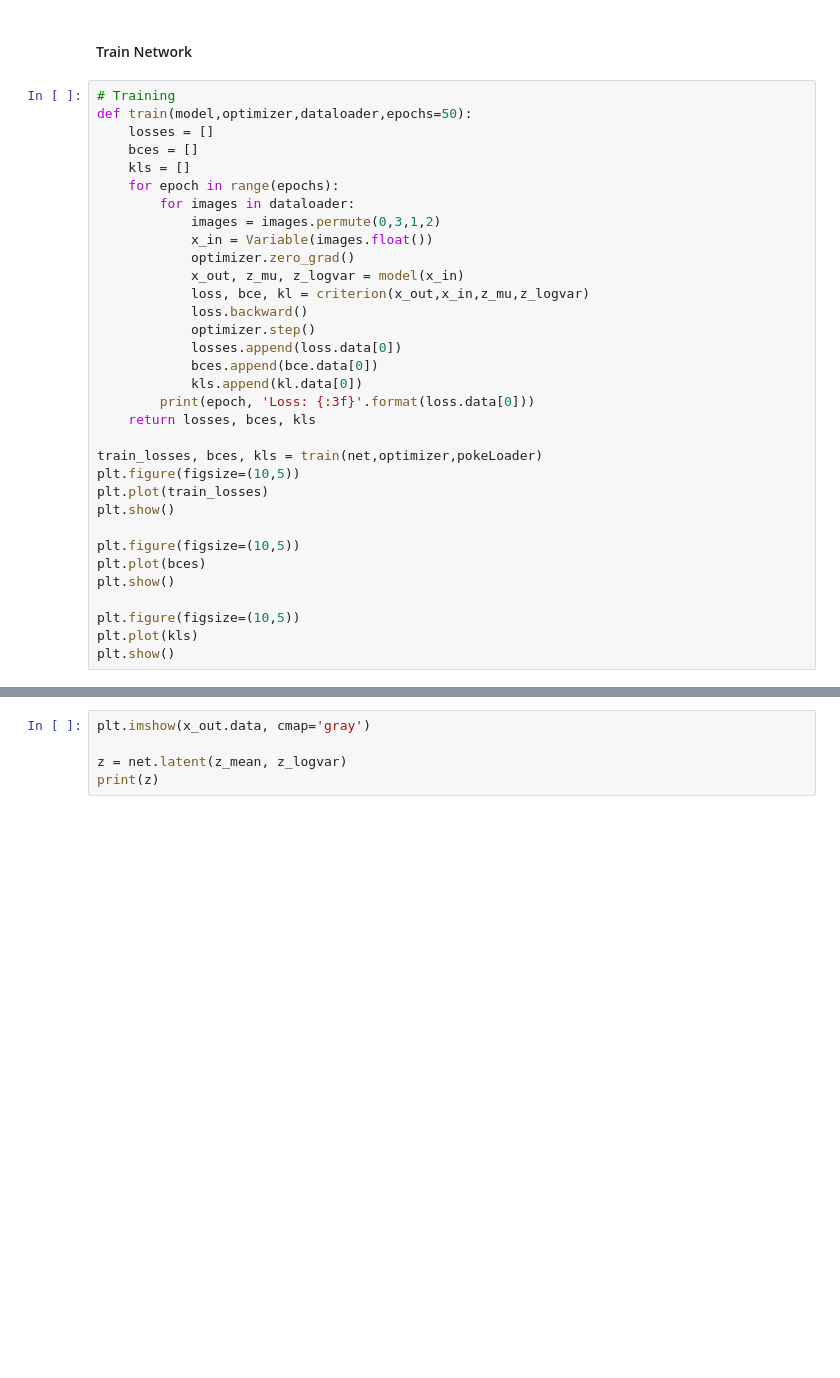
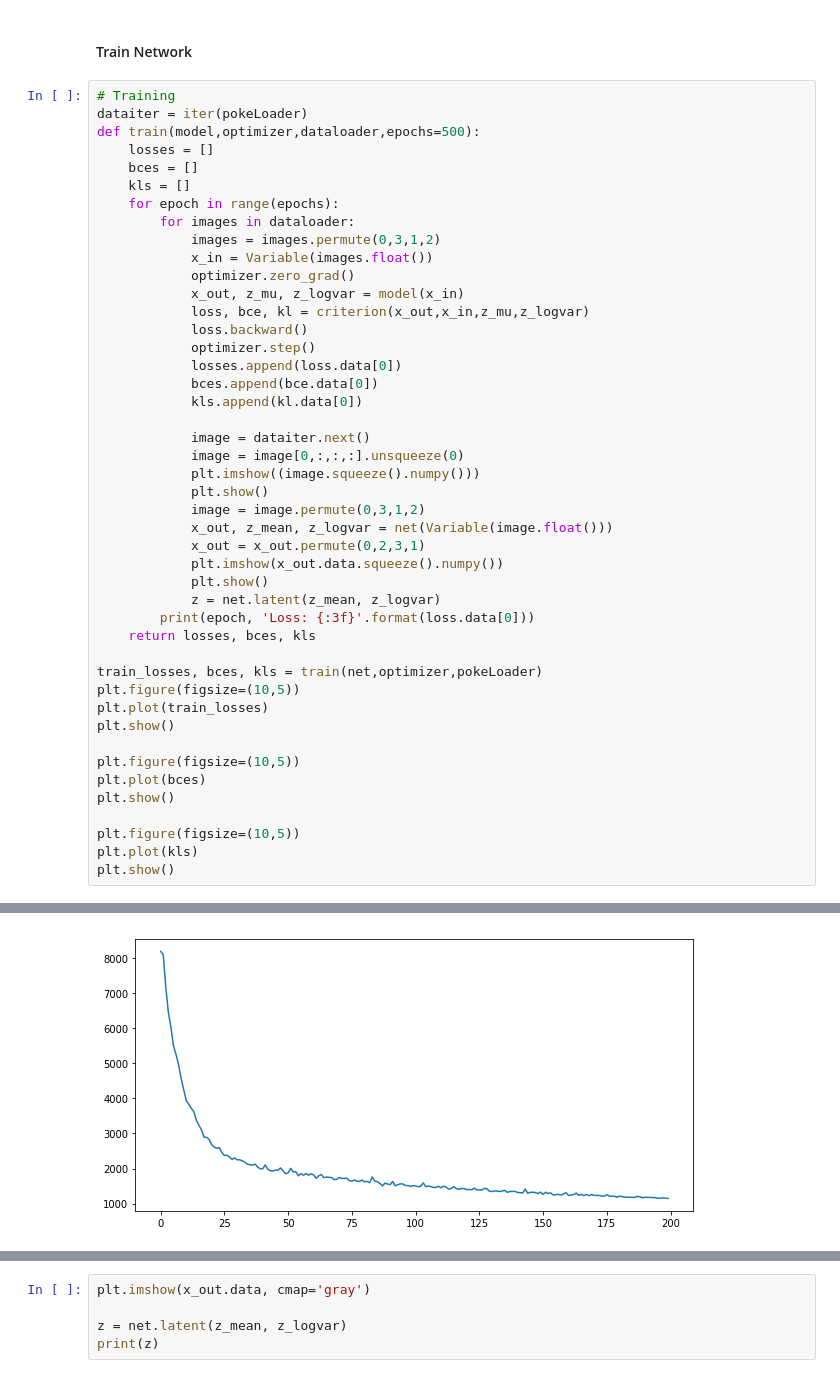
Before and after one commit to KeniMardira/PokeVAE, a Jupyter notebook: MNIST_VAE.ipynb, the cells around one changed output, grey strips where cells are left out. Cells and saved outputs as stored; diff of their text form; blank space fills up the shorter version.

Commit message:
changes to train loop

```diff
--- a/MNIST_VAE.ipynb
+++ b/MNIST_VAE.ipynb
@@ -166,7 +166,8 @@ optimizer = optim.Adam(net.parameters(), lr = 0.001)
 #### Train Network
 # %%
 # Training
-def train(model,optimizer,dataloader,epochs=50):
+dataiter = iter(pokeLoader)
+def train(model,optimizer,dataloader,epochs=500):
     losses = []
     bces = []
     kls = []
@@ -182,6 +183,17 @@ def train(model,optimizer,dataloader,epochs=50):
             losses.append(loss.data[0])
             bces.append(bce.data[0])
             kls.append(kl.data[0])
+
+            image = dataiter.next()
+            image = image[0,:,:,:].unsqueeze(0)
+            plt.imshow((image.squeeze().numpy()))
+            plt.show()
+            image = image.permute(0,3,1,2)
+            x_out, z_mean, z_logvar = net(Variable(image.float()))
+            x_out = x_out.permute(0,2,3,1)
+            plt.imshow(x_out.data.squeeze().numpy())
+            plt.show()
+            z = net.latent(z_mean, z_logvar)
         print(epoch, 'Loss: {:3f}'.format(loss.data[0]))
     return losses, bces, kls
 
@@ -217,0 +230 @@ plt.show()
+[figure, added]
```
Also changed, not shown: parts of 3 cells of this notebook.
